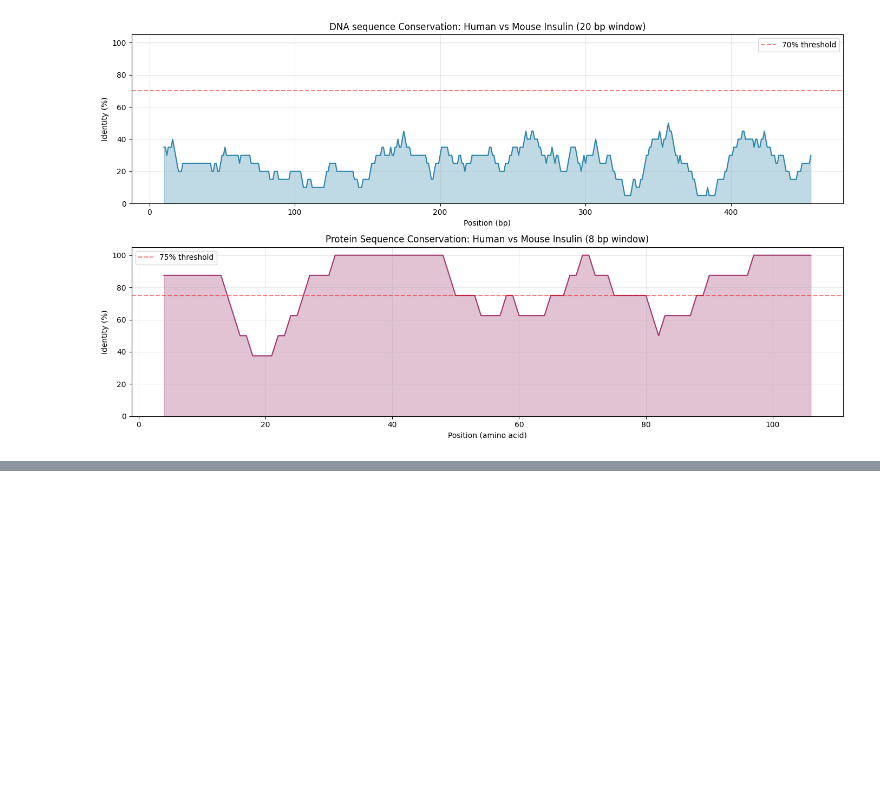
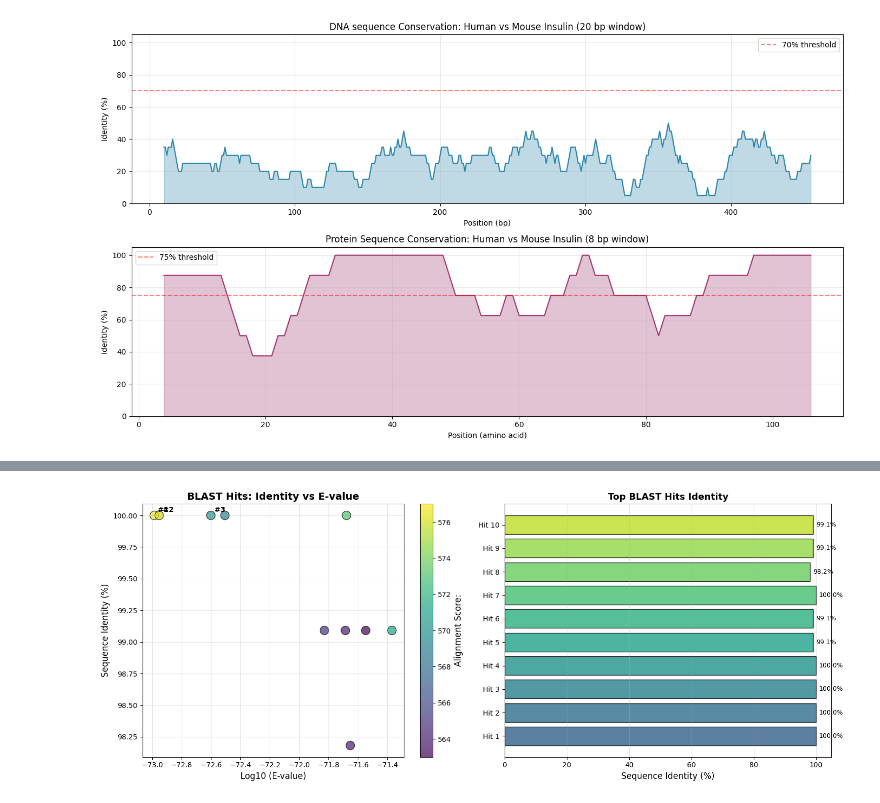
Before and after one commit to Shresht7/BioPy, a Jupyter notebook: Projects/01_Analysing_DNA_Sequences_and_Finding_Protein_Coding_Regions/Analysing_DNA_Sequences_and_Finding_Protein_Coding_Regions.ipynb, the cells around one changed output, grey strips where cells are left out. Saved outputs shown, nothing was run; the diff lists cells and outputs as text; code cells hidden in the pictures; blank space fills up the shorter version.

Commit message:
Perform BLAST analysis

```diff
--- a/Projects/01_Analysing_DNA_Sequences_and_Finding_Protein_Coding_Regions/Analysing_DNA_Sequences_and_Finding_Protein_Coding_Regions.ipynb
+++ b/Projects/01_Analysing_DNA_Sequences_and_Finding_Protein_Coding_Regions/Analysing_DNA_Sequences_and_Finding_Protein_Coding_Regions.ipynb
@@ -590,0 +596,17 @@ plt.show()
+# %%
+# Take human insulin protein for BLAST search
+try:
+    result_handle = NCBIWWW.qblast(
+        program='blastp',
+        database='nr',
+        sequence=str(human_protein),
+        expect=0.001,
+        hitlist_size=20
+    )
+
+    # Save raw BLAST results
+    with open('blast_results.xml', 'w') as file:
+        file.write(result_handle.read())
+    result_handle.close()
+except Exception as e:
+    print(f"Error: {e}")
@@ -590,0 +692,43 @@ plt.show()
+# %%
+fig, (ax1, ax2) = plt.subplots(1, 2, figsize=(15, 6))
+
+# Plot 1: Identity vs E-value
+identities = [r['identity_pct'] for r in blast_results]
+e_values = [np.log10(r['e_value']) if r['e_value'] > 0 else -180 for r in blast_results]
+scores = [r['score'] for r in blast_results]
+
+scatter = ax1.scatter(e_values, identities, c=scores, s=150, cmap='viridis', alpha=0.7, edgecolors='black', linewidth=1)
+ax1.set_xlabel('Log10 (E-value)', fontsize=12)
+ax1.set_ylabel('Sequence Identity (%)', fontsize=12)
+ax1.set_title('BLAST Hits: Identity vs E-value', fontsize=14, fontweight='bold')
+ax1.grid(alpha=0.3)
+
+# Add colorbar
+cbar = plt.colorbar(scatter, ax=ax1)
+cbar.set_label('Alignment Score:', fontsize=12)
+
+# Annotate top 3 hits
+for i in range(min(3, len(blast_results))):
+    ax1.annotate(f"#{i+1}", (e_values[i], identities[i]), xytext=(5, 5), textcoords='offset points', fontsize=10, fontweight='bold')
+
+# Plot 2: COverage vs Identity
+coverages = [r['coverage'] for r in blast_results]
+
+bars = ax2.barh(range(len(blast_results)), identities, color=plt.cm.viridis(np.linspace(0.3, 0.9, len(blast_results))), alpha=0.8, edgecolor='black')
+
+ax2.set_yticks(range(len(blast_results)))
+ax2.set_yticklabels(f"Hit {i+1}" for i in range(len(blast_results)))
+ax2.set_xlabel('Sequence Identity (%)', fontsize=12)
+ax2.set_title('Top BLAST Hits Identity', fontsize=13, fontweight='bold')
+ax2.grid(axis='x', alpha=0.3)
+ax2.set_xlim(0, 105)
+
+# Add values on bar
+for i, (bar, identity) in enumerate(zip(bars, identities)):
+    ax2.text(identity + 1, i, f'{identity:.1f}%', va='center', fontsize=9)
+
+plt.tight_layout()
+plt.savefig('blast_analysis.png', dpi=300, bbox_inches='tight')
+plt.show()
+# %% [output]
+[figure, added]
```
Also changed, not shown: parts of 3 cells of this notebook, 2 other files.
